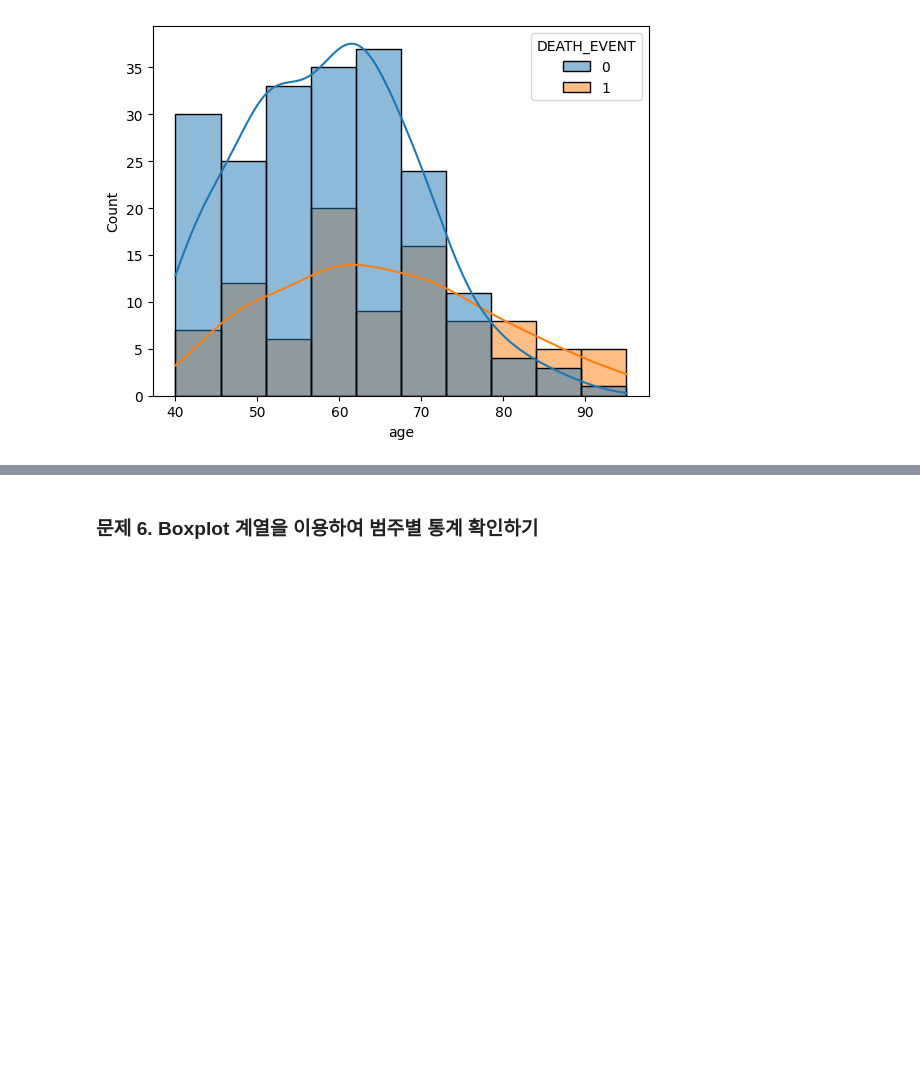
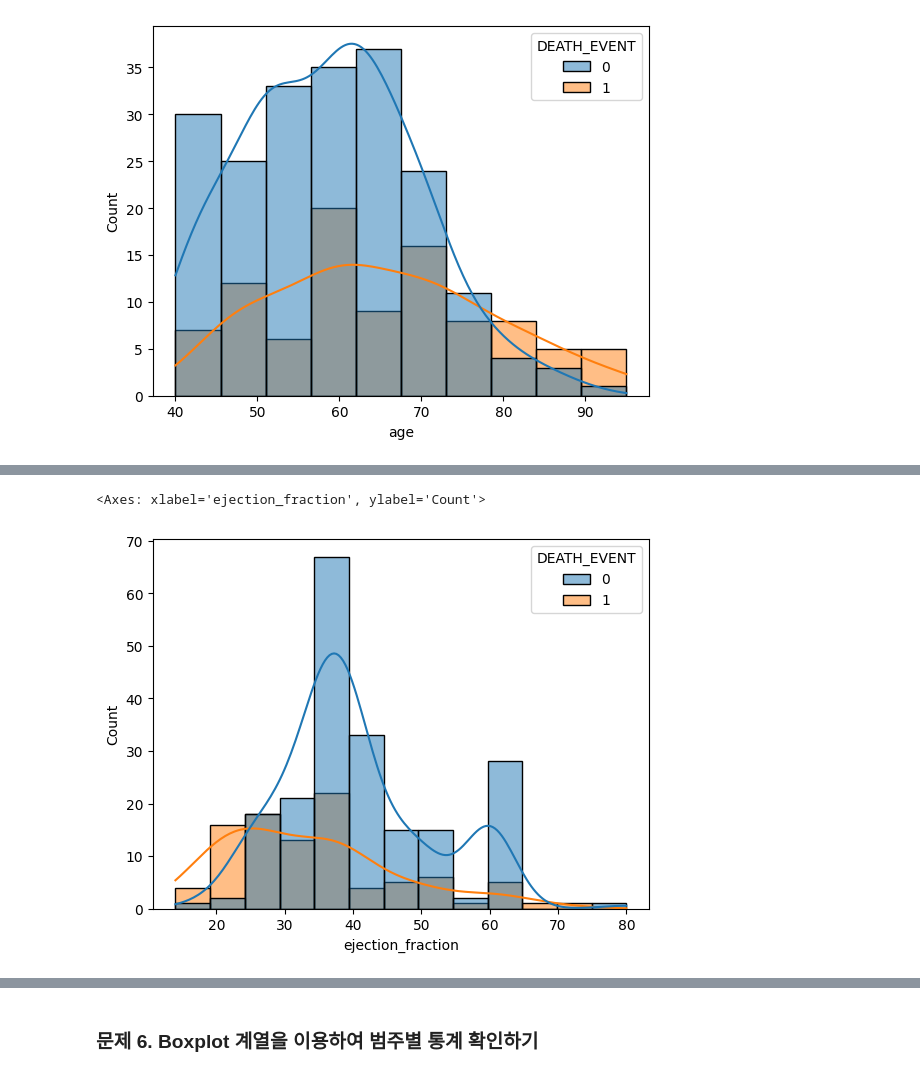
Before and after one commit to godud2604/machine-learning-project, a Jupyter notebook: 의료데이터/Chapter 01 - 데이터 분석으로 심부전증을 예방할 수 있을까(문제).ipynb, the cells around one changed output, grey strips where cells are left out. Cells and saved outputs as stored; diff of their text form; code cells hidden in the pictures; blank space fills up the shorter version.

```diff
--- a/의료데이터/Chapter 01 - 데이터 분석으로 심부전증을 예방할 수 있을까(문제).ipynb
+++ b/의료데이터/Chapter 01 - 데이터 분석으로 심부전증을 예방할 수 있을까(문제).ipynb
@@ -149,0 +173,8 @@ sns.histplot(x="age", data=df, hue="DEATH_EVENT", kde=True)
+# %%
+# 중간의 빈 값 있을 때, bins 설정
+# ejection_fraction이 낮은 값들의 분들이 사망을 많이 한 것으로 보여짐.
+
+sns.histplot(x='ejection_fraction', data=df, bins=13, hue="DEATH_EVENT", kde=True)
+# %% [output]
+<Axes: xlabel='ejection_fraction', ylabel='Count'>
+[figure, added]
```
Also changed, not shown: parts of 8 cells of this notebook.
